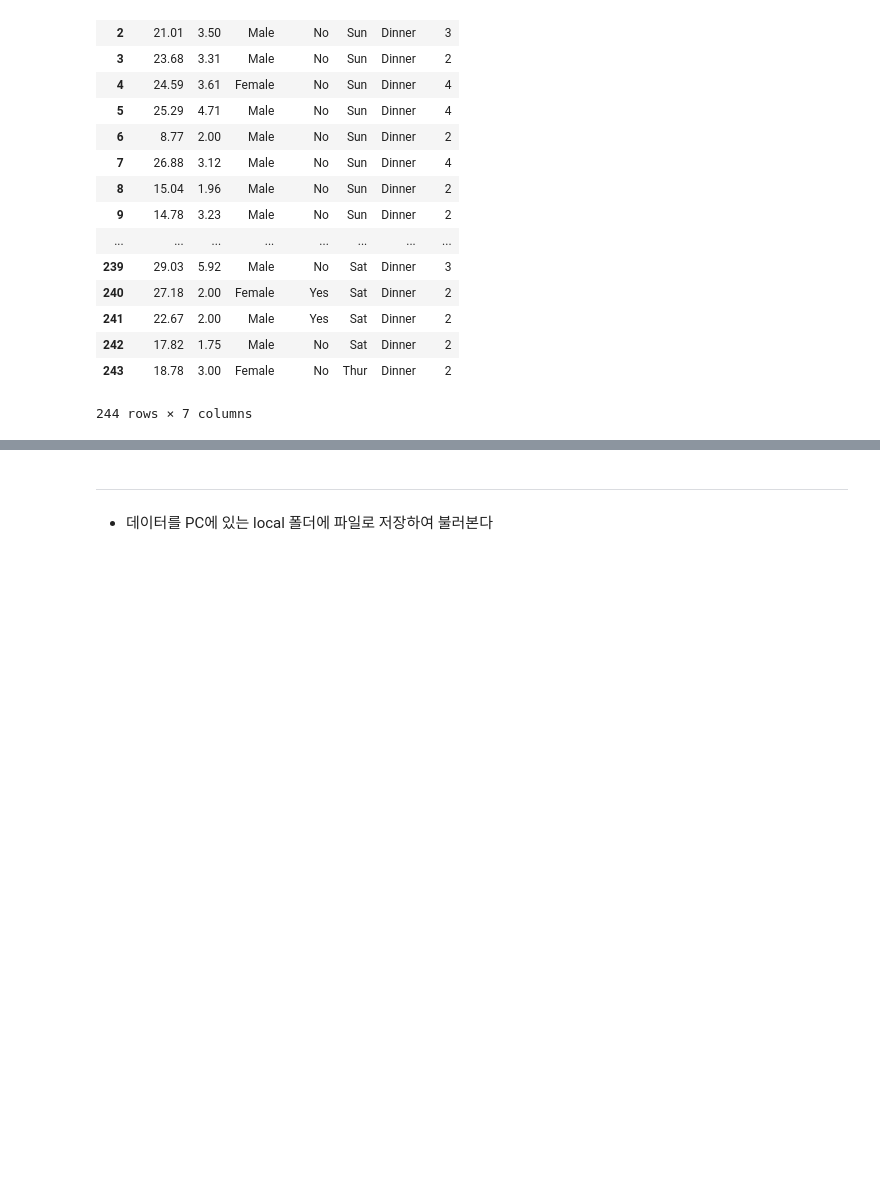
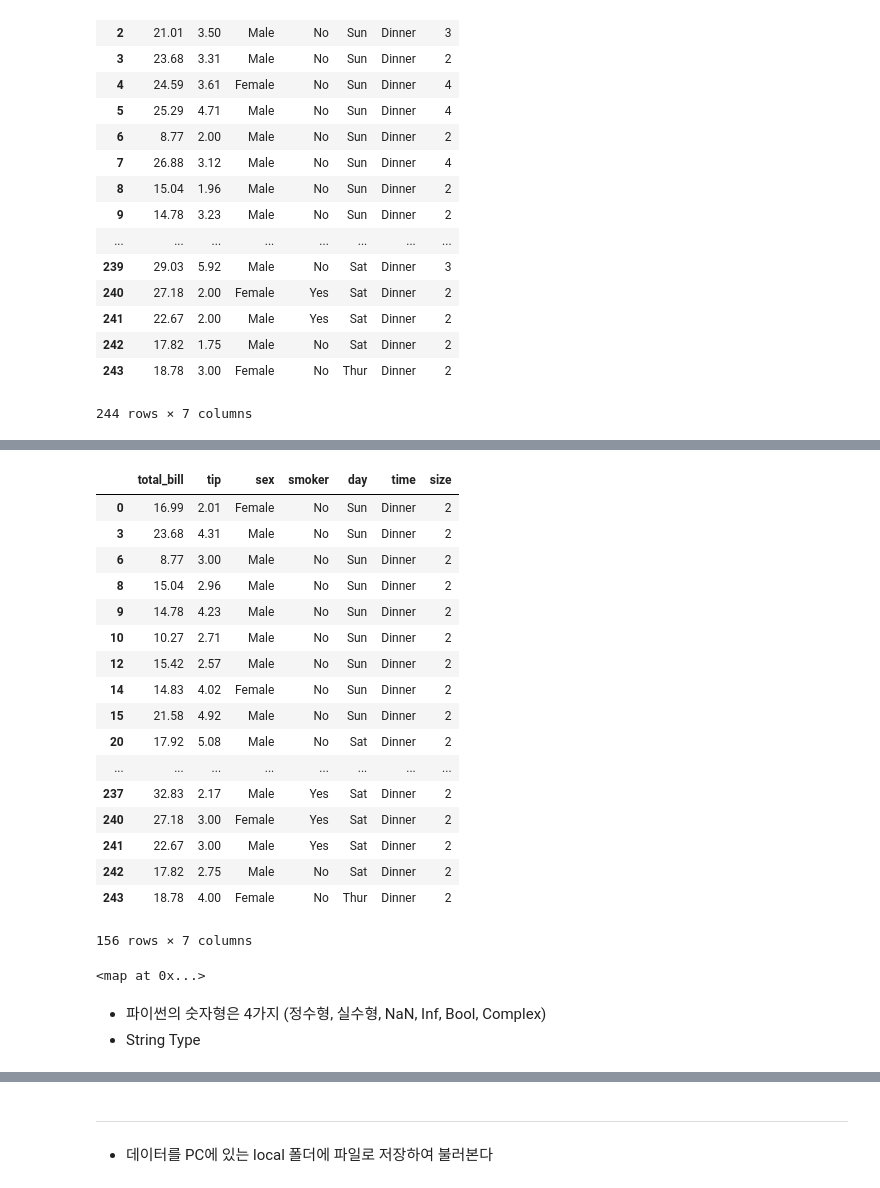
Before and after one commit to THE-R4U/BigDataLecture180618, a Jupyter notebook: 2일차 - 데이터형, PANDAS 데이터 분석.ipynb, the cells around one changed output, grey strips where cells are left out. Saved outputs shown, nothing was run; the diff lists cells and outputs as text; code cells hidden in the pictures; blank space fills up the shorter version.

```diff
--- a/2일차 - 데이터형, PANDAS 데이터 분석.ipynb
+++ b/2일차 - 데이터형, PANDAS 데이터 분석.ipynb
@@ -603,0 +1014,21 @@ data
+# %%
+data[data['size'] == 2]
+# %% [output]
+|  | total_bill | tip | sex | smoker | day | time | size |
+| 0 | 16.99 | 2.01 | Female | No | Sun | Dinner | 2 |
+| 3 | 23.68 | 4.31 | Male | No | Sun | Dinner | 2 |
+| 6 | 8.77 | 3.00 | Male | No | Sun | Dinner | 2 |
+| 8 | 15.04 | 2.96 | Male | No | Sun | Dinner | 2 |
+| 9 | 14.78 | 4.23 | Male | No | Sun | Dinner | 2 |
+| 10 | 10.27 | 2.71 | Male | No | Sun | Dinner | 2 |
+| 12 | 15.42 | 2.57 | Male | No | Sun | Dinner | 2 |
+| 14 | 14.83 | 4.02 | Female | No | Sun | Dinner | 2 |
+| 15 | 21.58 | 4.92 | Male | No | Sun | Dinner | 2 |
+| 20 | 17.92 | 5.08 | Male | No | Sat | Dinner | 2 |
+| ... | ... | ... | ... | ... | ... | ... | ... |
+| 237 | 32.83 | 2.17 | Male | Yes | Sat | Dinner | 2 |
+| 240 | 27.18 | 3.00 | Female | Yes | Sat | Dinner | 2 |
+| 241 | 22.67 | 3.00 | Male | Yes | Sat | Dinner | 2 |
+| 242 | 17.82 | 2.75 | Male | No | Sat | Dinner | 2 |
+| 243 | 18.78 | 4.00 | Female | No | Thur | Dinner | 2 |
+156 rows × 7 columns
@@ -603,0 +1043,7 @@ data
+# %%
+b
+# %% [output]
+<map at 0x...>
+# %% [markdown]
+* 파이썬의 숫자형은 4가지 (정수형, 실수형, NaN, Inf, Bool, Complex)
+* String Type
```
Also changed, not shown: parts of 55 cells of this notebook, 2 other files.
